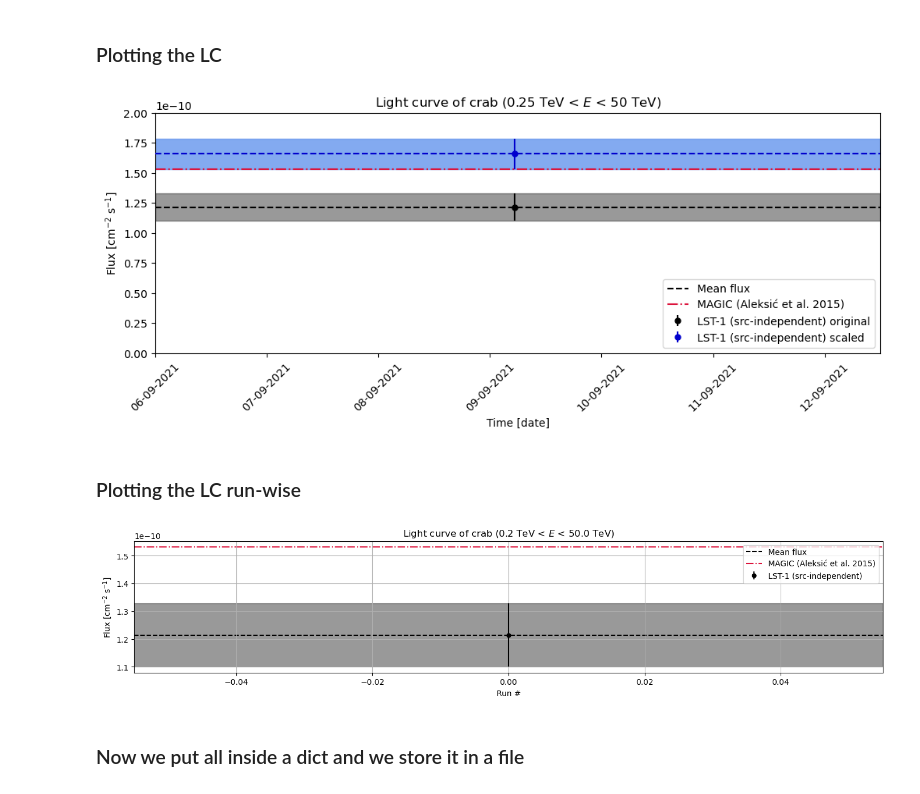
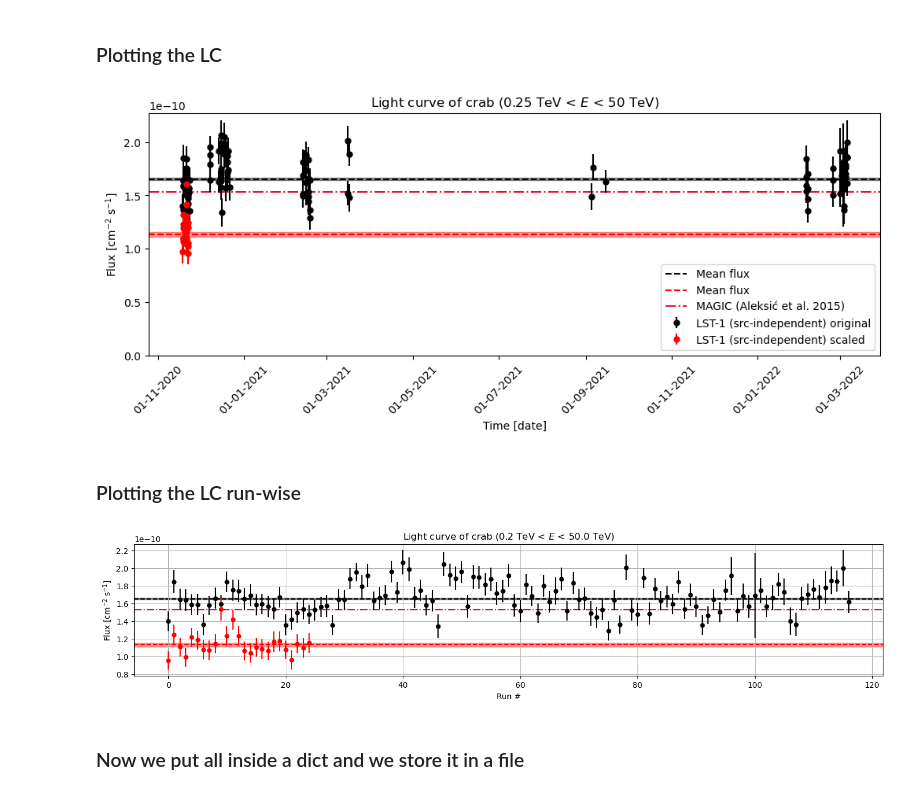
Before and after one commit to juanjq/cherenkov_transparency_corrections, a Jupyter notebook: high_level_analysis/dl3_gammapy_analysis.ipynb, the cells around one changed output. Cells and saved outputs as stored; diff of their text form; code cells hidden in the pictures.

```diff
--- a/high_level_analysis/dl3_gammapy_analysis.ipynb
+++ b/high_level_analysis/dl3_gammapy_analysis.ipynb
@@ -43,6 +41,7 @@ root_data = root + "../../data/"
 config_gammapy = root_objects + "config_gammapy_analysis.json"
 
 # Path of dl3 data
+dl3_dir_paper = "/fefs/aswg/workspace/daniel.morcuende/data/real/DL3/Crab_performance/AllSkyMC_v0.9.9/intensity80/all_nodes/gh_eff_0.7_th_cont_0.7/"
 dl3_dir   = root_data + "cherenkov_transparency_corrections/crab/dl3/"
 dl3_dir_s = root_data + "cherenkov_transparency_corrections/crab/dl3_scaled/"
 # %% [markdown]
@@ -418,20 +567,39 @@ Chi2: 0.0, ndf: 0, P-value: nan
 # %% [markdown]
 ### Extracting the data from the table as arrays
 # %%
-# Start time, duration and central time
+# -------------------------------------------------------
+time_min_paper = Time(np.hstack(lightcurve_paper["time_min"]), format='mjd').datetime
+time_max_paper = Time(np.hstack(lightcurve_paper["time_max"]), format='mjd').datetime
+delta_time_paper  = time_max_paper - time_min_paper
+time_center_paper = time_min_paper + delta_time_paper / 2
+# Flux and flux error
+flux_lst1_paper = np.hstack(lightcurve_paper["flux"])
+flux_stat_err_lst1_paper = np.hstack(lightcurve_paper["flux_err"])
+# run numbers
+run_num_paper = [int(n) for n in observations_paper.ids]
+# -------------------------------------------------------
+# -------------------------------------------------------
 time_min = Time(np.hstack(lightcurve["time_min"]), format='mjd').datetime
 time_max = Time(np.hstack(lightcurve["time_max"]), format='mjd').datetime
 delta_time  = time_max - time_min
 time_center = time_min + delta_time / 2
-
 # Flux and flux error
 flux_lst1 = np.hstack(lightcurve["flux"])
 flux_stat_err_lst1 = np.hstack(lightcurve["flux_err"])
+# run numbers
+run_num = [int(n) for n in observations.ids]
+# -------------------------------------------------------
+# -------------------------------------------------------
+time_min_s = Time(np.hstack(lightcurve_s["time_min"]), format='mjd').datetime
+time_max_s = Time(np.hstack(lightcurve_s["time_max"]), format='mjd').datetime
+delta_time_s  = time_max_s - time_min_s
+time_center_s = time_min_s + delta_time_s / 2
+# Flux and flux error
 flux_lst1_s = np.hstack(lightcurve_s["flux"])
 flux_stat_err_lst1_s = np.hstack(lightcurve_s["flux_err"])
-
 # run numbers
-run_num = [int(n) for n in observations.ids]
+run_num_s = [int(n) for n in observations_s.ids]
+# -------------------------------------------------------
 # %% [markdown]
 ### The Crab Nebula reference from MAGIC
 # %%
@@ -449,14 +617,17 @@ flux_crab_error = flux_crab * 0
 fig, ax = plt.subplots(figsize=(12, 4))
 
 # Plotting the Ligt Curve
-ax.errorbar(time_center, flux_lst1, yerr=flux_stat_err_lst1, color="k", ls="", marker=".", ms=10, label="LST-1 (src-independent) original")
-ax.errorbar(time_center, flux_lst1_s, yerr=flux_stat_err_lst1_s, color="mediumblue", ls="", marker=".", ms=10, label="LST-1 (src-independent) scaled")
+ax.errorbar(time_center_paper, flux_lst1_paper, yerr=flux_stat_err_lst1_paper, color="k", ls="", marker=".", ms=10, label="LST-1 (src-independent) original")
+ax.errorbar(time_center, flux_lst1_s, yerr=flux_stat_err_lst1_s, color="r", ls="", marker=".", ms=10, label="LST-1 (src-independent) scaled")
+# ax.errorbar(time_center_s, flux_lst1_s, yerr=flux_stat_err_lst1_s, color="b", ls="", marker=".", ms=10, label="LST-1 (src-independent) scaled")
 
 # Mean flux + error
-ax.axhline(mean_flux, ls="--", color="k", zorder=-1, label="Mean flux")
-ax.axhspan(mean_flux - mean_flux_err, mean_flux + mean_flux_err, color="k", alpha=0.4, zorder=-1)
-ax.axhline(mean_flux_s, ls="--", color="mediumblue", zorder=10, label="")
-ax.axhspan(mean_flux_s - mean_flux_err_s, mean_flux_s + mean_flux_err_s, color="cornflowerblue", alpha=0.8, zorder=-1)
+ax.axhline(mean_flux_paper, ls="--", color="k", zorder=-1, label="Mean flux")
+ax.axhspan(mean_flux_paper - mean_flux_err_paper, mean_flux_paper + mean_flux_err_paper, color="k", alpha=0.4, zorder=-1)
+ax.axhline(mean_flux, ls="--", color="r", zorder=-1, label="Mean flux")
+ax.axhspan(mean_flux - mean_flux_err, mean_flux + mean_flux_err, color="r", alpha=0.4, zorder=-1)
+# ax.axhline(mean_flux_s, ls="--", color="b", zorder=-1, label="Mean flux")
+# ax.axhspan(mean_flux_s - mean_flux_err_s, mean_flux_s + mean_flux_err_s, color="b", alpha=0.4, zorder=-1)
 
 # MAGIC reference
 ax.axhline(flux_crab.value, ls="-.", color="crimson", zorder=-1, label="MAGIC (Aleksić et al. 2015)")
@@ -467,40 +638,45 @@ ax.set_ylabel("Flux [cm$^{-2}$ s$^{-1}$]")
 ax.set_xlabel("Time [date]")
 # ax.grid()
 ax.legend(loc=4)
-ax.set_xlim(18876, 18882.5)
-ax.xaxis.set_major_locator(DayLocator(interval=1))
+# ax.set_xlim(18876, 18882.5)
+ax.xaxis.set_major_locator(MonthLocator(interval=2))
 ax.xaxis.set_major_formatter(DateFormatter("%d-%m-%Y"))
 plt.xticks(rotation=45)
-ax.set_ylim(0, 2e-10)
+ax.set_ylim(0)
 
 # plt.savefig(f"plots/total.png", bbox_inches="tight", dpi=300)
 plt.show()
 # %% [output]
-[figure, old version]
+[figure, new version]
 # %% [markdown]
 ### Plotting the LC run-wise
 # %%
 fig, ax = plt.subplots(figsize=(17,3))
 
 # Plotting the Ligt Curve
-ax.errorbar(np.arange(len(flux_lst1)), flux_lst1, yerr=flux_stat_err_lst1, color="k", ls="", marker=".", ms=10, label="LST-1 (src-independent)")
+ax.errorbar(np.arange(len(flux_lst1_paper)), flux_lst1_paper, yerr=flux_stat_err_lst1_paper, color="k", ls="", marker=".", ms=10, label="LST-1 (src-independent)")
+ax.errorbar(np.arange(len(flux_lst1)), flux_lst1, yerr=flux_stat_err_lst1, color="r", ls="", marker=".", ms=10, label="LST-1 (src-independent)")
+# ax.errorbar(np.arange(len(flux_lst1_s)), flux_lst1_s, yerr=flux_stat_err_lst1_s, color="b", ls="", marker=".", ms=10, label="LST-1 (src-independent)")
 
 # Mean flux + error
-ax.axhline(mean_flux, ls="--", color="k", zorder=-1, label="Mean flux")
-ax.axhspan(mean_flux - mean_flux_err, mean_flux + mean_flux_err, color="k", alpha=0.4, zorder=-1)
-
+ax.axhline(mean_flux_paper, ls="--", color="k", zorder=-1, label="Mean flux")
+ax.axhspan(mean_flux_paper - mean_flux_err_paper, mean_flux_paper + mean_flux_err_paper, color="k", alpha=0.4, zorder=-1)
+ax.axhline(mean_flux, ls="--", color="r", zorder=-1, label="Mean flux")
+ax.axhspan(mean_flux - mean_flux_err, mean_flux + mean_flux_err, color="r", alpha=0.4, zorder=-1)
+# ax.axhline(mean_flux_s, ls="--", color="b", zorder=-1, label="Mean flux")
+# ax.axhspan(mean_flux_s - mean_flux_err_s, mean_flux_s + mean_flux_err_s, color="b", alpha=0.4, zorder=-1)
 # MAGIC reference
 ax.axhline(flux_crab.value, ls="-.", color="crimson", zorder=-1, label="MAGIC (Aleksić et al. 2015)")
 
-ax.legend()
+# ax.legend()
 ax.grid()
 ax.set_xlabel(f"Run #")
 ax.set_ylabel("Flux [cm$^{-2}$ s$^{-1}$]")
 energy_range = f"{e_lc_min:.1f} < $E$ < {e_lc_max:.1f}"
 ax.set_title(f"Light curve of {target_name} ({energy_range})")
 plt.show()
 # %% [output]
-[figure, old version]
+[figure, new version]
 # %% [markdown]
 ### Now we put all inside a dict and we store it in a file
 # %%
```
Also changed, not shown: parts of 13 cells of this notebook, 15 other files.
